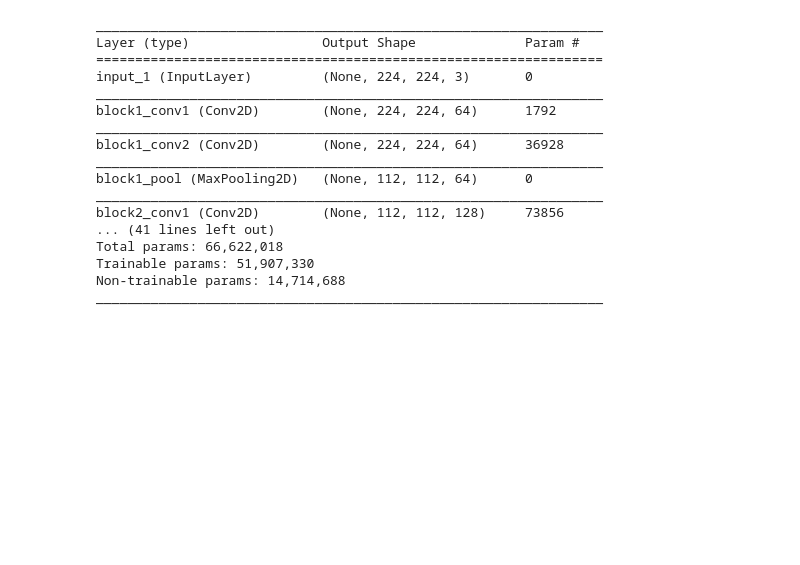
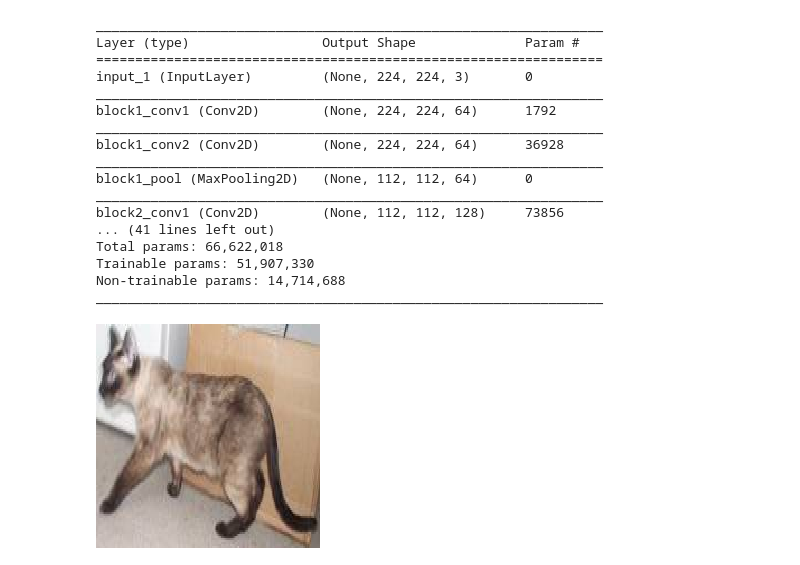
Before and after one commit to grand-coder/MLDB101, a Jupyter notebook: transferlearning.ipynb, the cells around one changed output. Saved outputs shown, nothing was run; the diff lists cells and outputs as text; code cells hidden in the pictures; blank space fills up the shorter version.

```diff
--- a/transferlearning.ipynb
+++ b/transferlearning.ipynb
@@ -70,0 +76,16 @@ _________________________________________________________________
+# %%
+# 請在fit之前 把所有東西轉換成numpy array
+import numpy as np
+from keras.utils.np_utils import to_categorical
+x_train_np = np.array(x_train)
+x_test_np = np.array(x_test)
+y_train_np = np.array(y_train)
+y_train_cat = to_categorical(y_train_np)
+y_test_np = np.array(y_test)
+y_test_cat = to_categorical(y_test_np)
+# %%
+# Pillow(PIL)
+from keras.preprocessing.image import load_img
+load_img(x_train_np[0], target_size=(224, 224))
+# %% [output]
+[figure, added]
```
Also changed, not shown: parts of 4 cells of this notebook.
